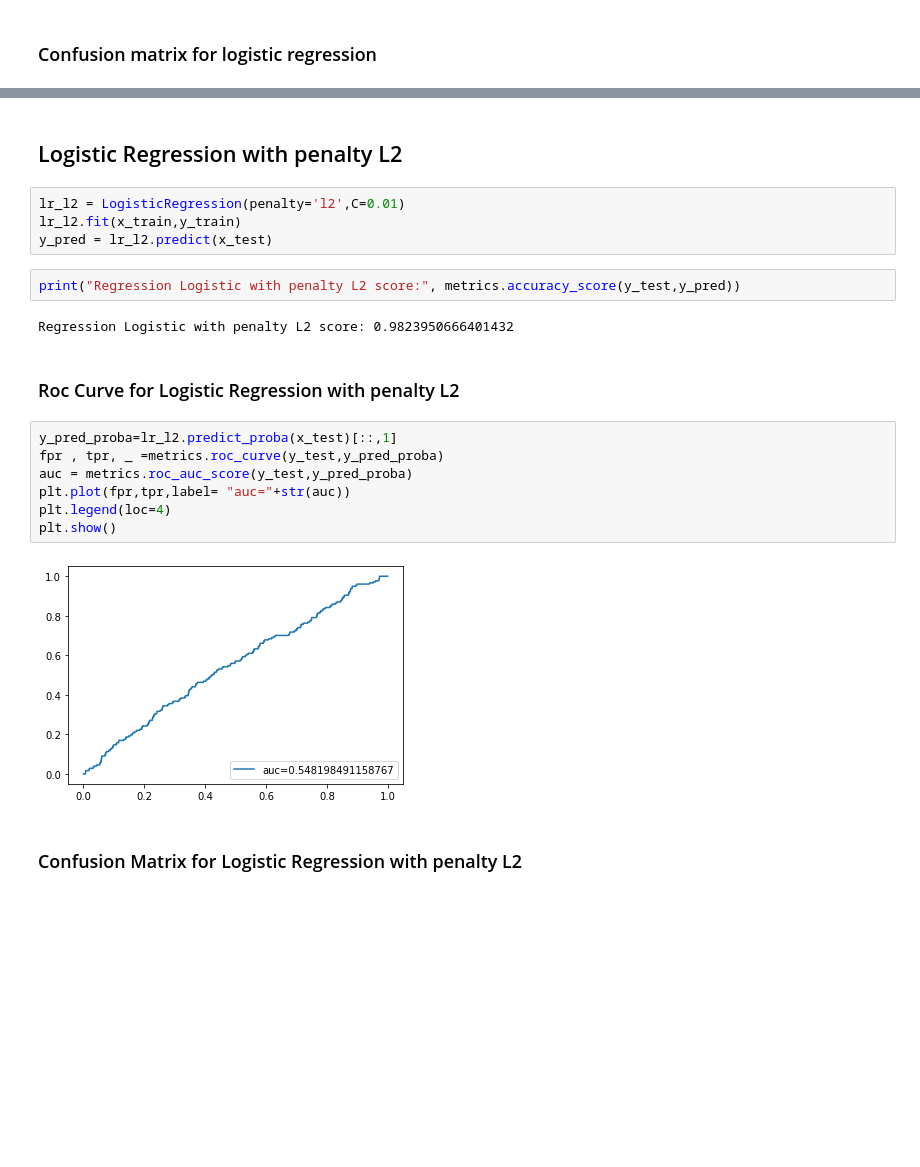
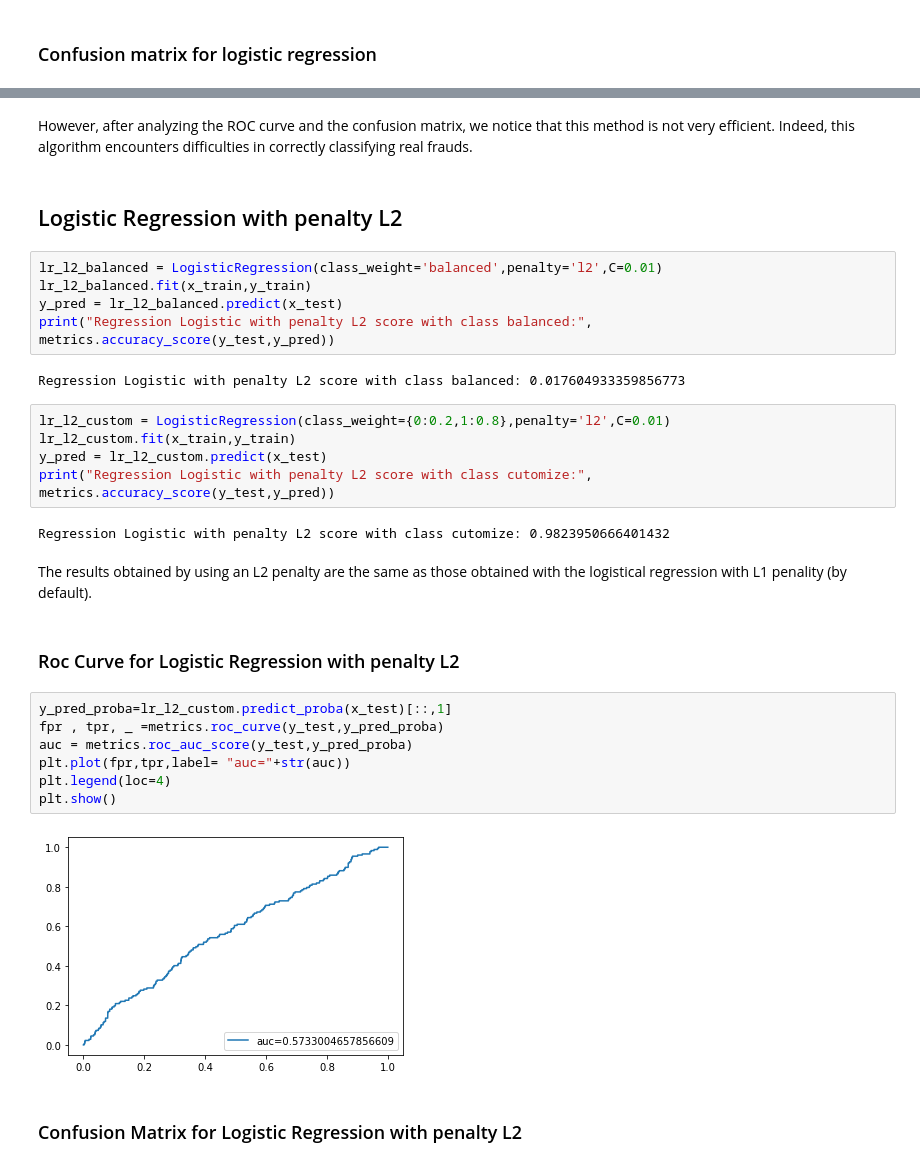
Before and after one commit to selenaiskounen/Credit_Card_Fraud, a Jupyter notebook: Fraud_prediction.ipynb, the cells around one changed output, grey strips where cells are left out. Cells and saved outputs as stored; diff of their text form; blank space fills up the shorter version.

```diff
--- a/Fraud_prediction.ipynb
+++ b/Fraud_prediction.ipynb
@@ -99,27 +106,37 @@ Normalized confusion matrix
  [1. 0.]]
 [figure]
 [figure]
+# %% [markdown]
+However, after analyzing the ROC curve and the confusion matrix, we notice that this method is not very efficient. Indeed, this algorithm encounters difficulties in correctly classifying real frauds.
 # %% [markdown]
 ##  Logistic Regression with penalty L2
 # %%
-lr_l2 = LogisticRegression(penalty='l2',C=0.01)
-lr_l2.fit(x_train,y_train)
-y_pred = lr_l2.predict(x_test)
+lr_l2_balanced = LogisticRegression(class_weight='balanced',penalty='l2',C=0.01)
+lr_l2_balanced.fit(x_train,y_train)
+y_pred = lr_l2_balanced.predict(x_test)
+print("Regression Logistic with penalty L2 score with class balanced:", metrics.accuracy_score(y_test,y_pred))
+# %% [output]
+Regression Logistic with penalty L2 score with class balanced: 0.017604933359856773
-# %%
-print("Regression Logistic with penalty L2 score:", metrics.accuracy_score(y_test,y_pred))
-# %% [output]
-Regression Logistic with penalty L2 score: 0.9823950666401432
+# %%
+lr_l2_custom = LogisticRegression(class_weight={0:0.2,1:0.8},penalty='l2',C=0.01)
+lr_l2_custom.fit(x_train,y_train)
+y_pred = lr_l2_custom.predict(x_test)
+print("Regression Logistic with penalty L2 score with class cutomize:", metrics.accuracy_score(y_test,y_pred))
+# %% [output]
+Regression Logistic with penalty L2 score with class cutomize: 0.9823950666401432
+# %% [markdown]
+The results obtained by using an L2 penalty are the same as those obtained with the logistical regression with L1 penality (by default).
 # %% [markdown]
 ### Roc Curve for Logistic Regression with penalty L2
 # %%
-y_pred_proba=lr_l2.predict_proba(x_test)[::,1]
+y_pred_proba=lr_l2_custom.predict_proba(x_test)[::,1]
 fpr , tpr, _ =metrics.roc_curve(y_test,y_pred_proba)
 auc = metrics.roc_auc_score(y_test,y_pred_proba)
 plt.plot(fpr,tpr,label= "auc="+str(auc))
 plt.legend(loc=4)
 plt.show()
 # %% [output]
-[figure, old version]
+[figure, new version]
 # %% [markdown]
 ### Confusion Matrix for Logistic Regression with penalty L2
 # %%
```
Also changed, not shown: parts of 11 cells of this notebook.
